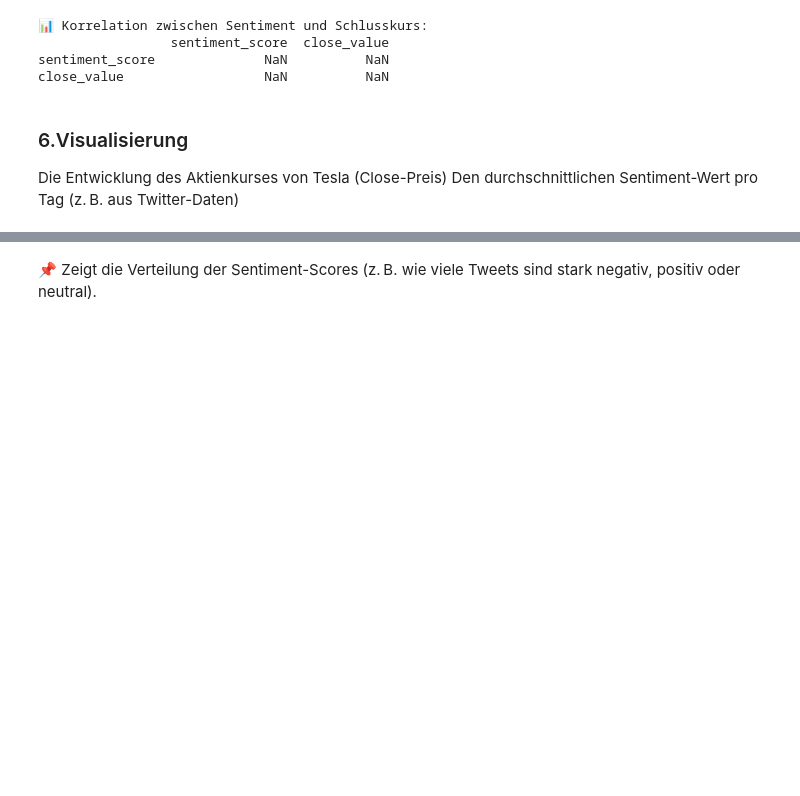
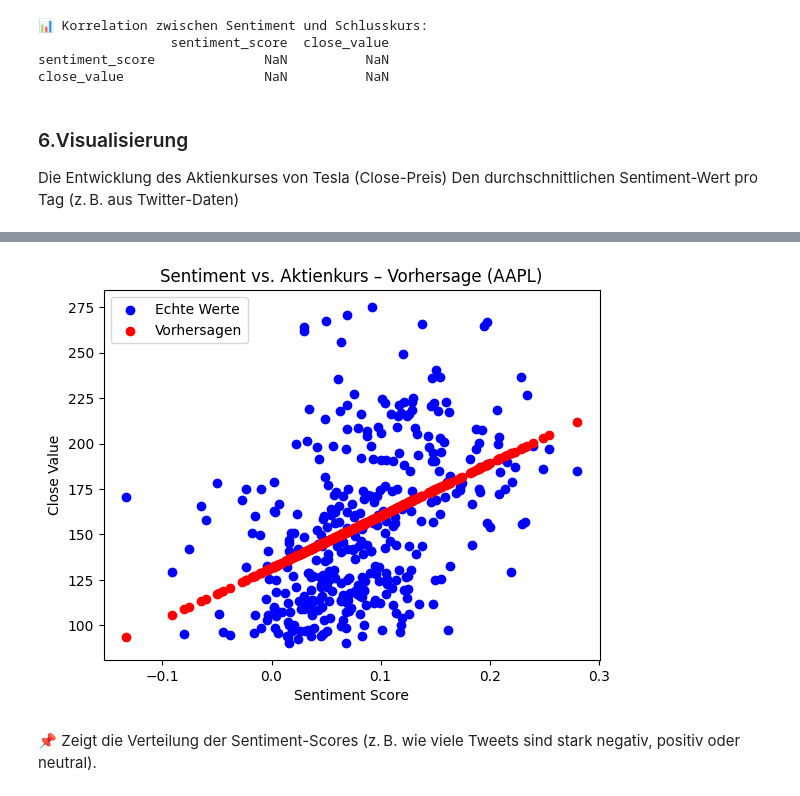
Before and after one commit to erkayK/USW-AI-App, a Jupyter notebook: notebooks/usw_sentiment_stocks.ipynb, the cells around one changed output, grey strips where cells are left out. Drawn from its saved outputs; the diff is of its cells as text; code cells hidden in the pictures; blank space fills up the shorter version.

Commit message:
model learning

```diff
--- a/notebooks/usw_sentiment_stocks.ipynb
+++ b/notebooks/usw_sentiment_stocks.ipynb
@@ -217,0 +218,88 @@ plot_sentiment_vs_stock(merged_data['AAPL'], 'AAPL')
+# %%
+company_df = pd.read_csv("../Datasets/raw/company_values/Company.csv")
+tweet_df = pd.read_csv("../Datasets/raw/tweets_top_companies/Tweet.csv")
+# %%
+def extract_ticker_from_text(text, company_map):
+    for name, ticker in company_map.items():
+        if pd.notna(text) and name.lower() in text.lower():
+            return ticker
+    return None
+
+company_map = dict(zip(company_df['company_name'], company_df['ticker_symbol']))
+tweet_df['ticker_symbol'] = tweet_df['body'].apply(lambda x: extract_ticker_from_text(x, company_map))
+# %%
+import pandas as pd
+from vaderSentiment.vaderSentiment import SentimentIntensityAnalyzer
+import matplotlib.pyplot as plt
+from sklearn.model_selection import train_test_split
+from sklearn.linear_model import LinearRegression
+from sklearn.metrics import mean_squared_error, r2_score
+
+# 1. CSV-Dateien laden
+company_value = pd.read_csv("../Datasets/raw/company_values/CompanyValues.csv")
+tweet = pd.read_csv("../Datasets/raw/tweets_top_companies/Tweet.csv")
+
+# 2. Merge-Funktion
+def merge_sentiment_and_stock_data(company_df, tweet_df):
+    company_df['day_date'] = pd.to_datetime(company_df['day_date'])
+    tweet_df['post_date'] = pd.to_datetime(tweet_df['post_date'], unit='s', errors='coerce')
+    tweet_df = tweet_df.dropna(subset=['post_date'])
+
+    if 'ticker_symbol' not in tweet_df.columns:
+        raise ValueError(f"'ticker_symbol' fehlt in tweet_df. Vorhandene Spalten: {tweet_df.columns.tolist()}")
+
+    analyzer = SentimentIntensityAnalyzer()
+    tweet_df['sentiment_score'] = tweet_df['body'].apply(lambda x: analyzer.polarity_scores(str(x))['compound'])
+
+    result = {}
+    for ticker in company_df['ticker_symbol'].unique():
+        comp = company_df[company_df['ticker_symbol'] == ticker].copy()
+        tw = tweet_df[tweet_df['ticker_symbol'] == ticker].copy()
+
+        if tw.empty or comp.empty:
+            continue
+
+        tw['Date'] = tw['post_date'].dt.normalize()
+        daily_sentiment = tw.groupby('Date')['sentiment_score'].mean().reset_index()
+
+        start, end = tw['post_date'].min(), tw['post_date'].max()
+        comp = comp[(comp['day_date'] >= start) & (comp['day_date'] <= end)]
+
+        merged = pd.merge(
+            comp,
+            daily_sentiment,
+            left_on='day_date',
+            right_on='Date',
+            how='inner'
+        )
+
+        result[ticker] = merged
+
+    return result
+
+# 3. Merge durchführen
+merged_data = merge_sentiment_and_stock_data(company_value, tweet_df)
+
+# 4. Modelltraining für Beispiel AAPL
+df = merged_data['AAPL']
+X = df[['sentiment_score']]
+y = df['close_value']
+
+X_train, X_test, y_train, y_test = train_test_split(X, y, test_size=0.2, random_state=42)
+
+model = LinearRegression()
+model.fit(X_train, y_train)
+
+y_pred = model.predict(X_test)
+print("R2-Score:", r2_score(y_test, y_pred))
+print("MSE:", mean_squared_error(y_test, y_pred))
+
+# 5. Visualisierung
+plt.scatter(X_test, y_test, color='blue', label='Echte Werte')
+plt.scatter(X_test, y_pred, color='red', label='Vorhersagen')
+plt.xlabel("Sentiment Score")
+plt.ylabel("Close Value")
+plt.legend()
+plt.title("Sentiment vs. Aktienkurs – Vorhersage (AAPL)")
+plt.show()
+# %% [output]
@@ -218,3 +308,4 @@ plot_sentiment_vs_stock(merged_data['AAPL'], 'AAPL')
+[figure, added]
 # %%
 import matplotlib.pyplot as plt
 
```
Also changed, not shown: parts of 2 cells of this notebook.
